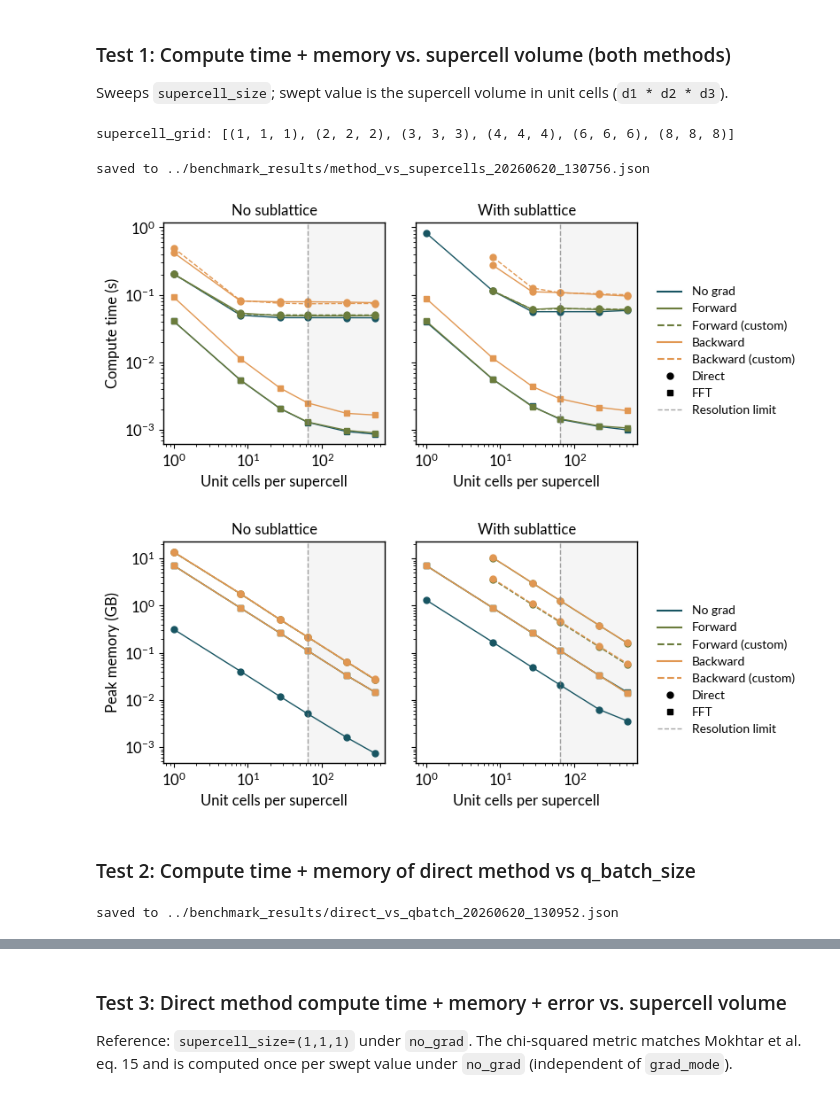
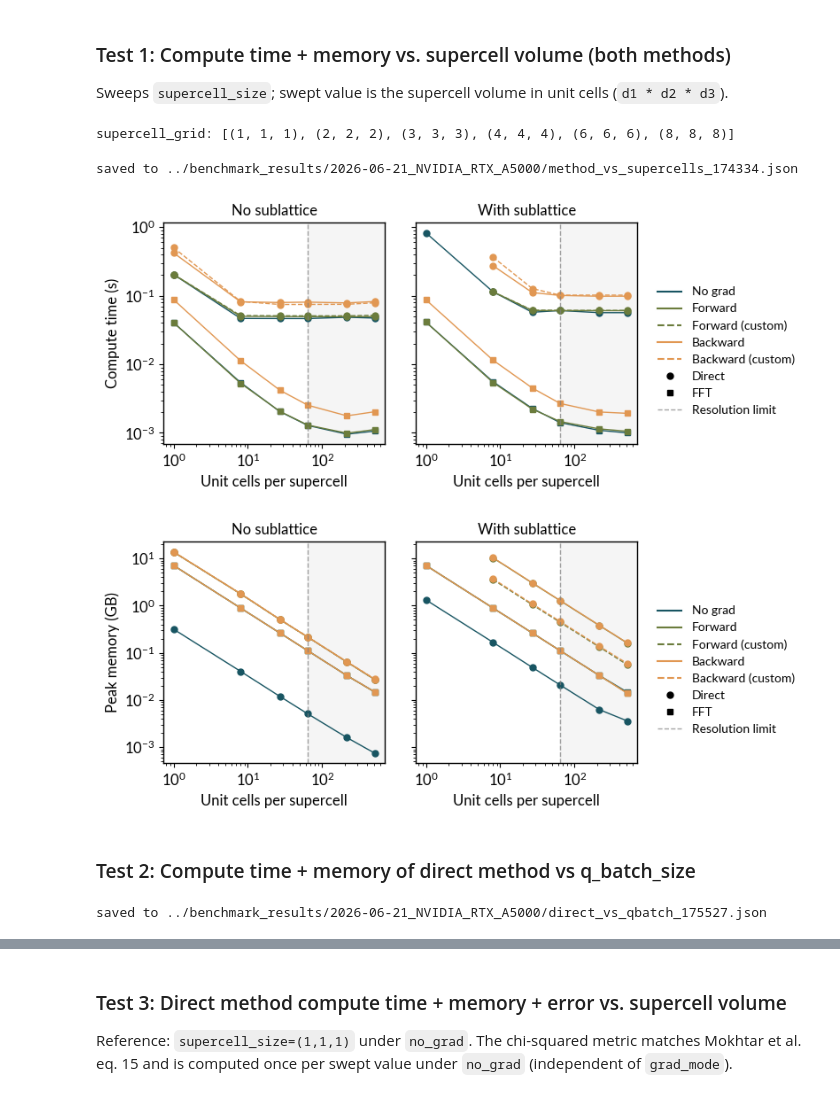
Before and after one commit to AlphaFold-for-Microelectronics/AI-DINO, a Jupyter notebook: notebooks/benchmark.ipynb, the cells around one changed output, grey strips where cells are left out. Saved outputs shown, nothing was run; the diff lists cells and outputs as text; code cells hidden in the pictures.

```diff
--- a/notebooks/benchmark.ipynb
+++ b/notebooks/benchmark.ipynb
@@ -36,13 +36,13 @@ from aidino.benchmark import (
     test_custom_backward_consistency,
     test_direct_error_vs_supercell,
     test_fft_error_vs_oversampling,
-    save_results, load_results,
+    save_results, load_results, figure_path,
     plot_sweep,
     recommend_fft_oversampling,
     recommend_supercell_size
 )
 
 torch.set_default_dtype(torch.float32)
-device = 'cuda:0' if torch.cuda.is_available() else 'cpu'
+device = 'cuda:1' if torch.cuda.is_available() else 'cpu'
 print(f'Device: {device}, {torch.cuda.get_device_name(device)}')
 # %% [output]
@@ -96,22 +96,25 @@ results_t1 = test_method_vs_supercells(
     include_sublattice_options=(False, True),
     use_custom_backward_options=(False, True),
     q_batch_size=128,
-    n_repeats=3
+    n_repeats=5
 )
 path = save_results(results_t1, 'method_vs_supercells')
 print(f'saved to {path}')
 # %% [output]
 supercell_grid: [(1, 1, 1), (2, 2, 2), (3, 3, 3), (4, 4, 4), (6, 6, 6), (8, 8, 8)]
-saved to ../benchmark_results/method_vs_supercells_20260620_130756.json
+saved to ../benchmark_results/2026-06-21_NVIDIA_RTX_A5000/method_vs_supercells_174334.json
 # %%
 d_max = recommend_supercell_size(setup)
 refs = [(d_max[0] * d_max[1] * d_max[2], 'Resolution limit', 'left')]
-plot_sweep(results_t1, y='elapsed_time_s', group_by='method',
-           facet_by='include_sublattice', vlines=refs)
-plot_sweep(results_t1, y='peak_memory_gb', group_by='method',
-           facet_by='include_sublattice', vlines=refs);
+fig = plot_sweep(results_t1, y='elapsed_time_s', group_by='method',
+                 facet_by='include_sublattice', vlines=refs)
+fig.savefig(figure_path('method_vs_supercells_elapsed_time_s', ext='svg'), bbox_inches='tight', facecolor='none');
+
+fig = plot_sweep(results_t1, y='peak_memory_gb', group_by='method',
+                 facet_by='include_sublattice', vlines=refs)
+fig.savefig(figure_path('method_vs_supercells_peak_memory_gb', ext='svg'), bbox_inches='tight', facecolor='none');
 # %% [output]
-[figure, old version]
+[figure, new version]
 [figure]
 # %% [markdown]
 ### Test 2: Compute time + memory of direct method vs q_batch_size
@@ -122,10 +125,10 @@ results_t2 = test_direct_vs_qbatch(
     q_batch_sizes=qbs_grid,
     include_sublattice_options=(False, True),
     use_custom_backward_options=(False, True),
-    n_repeats=3
+    n_repeats=5
 )
 path = save_results(results_t2, 'direct_vs_qbatch')
 print(f'saved to {path}')
 # %% [output]
-saved to ../benchmark_results/direct_vs_qbatch_20260620_130952.json
+saved to ../benchmark_results/2026-06-21_NVIDIA_RTX_A5000/direct_vs_qbatch_175527.json
 # %%
```
Also changed, not shown: parts of 11 cells of this notebook, 3 other files.
